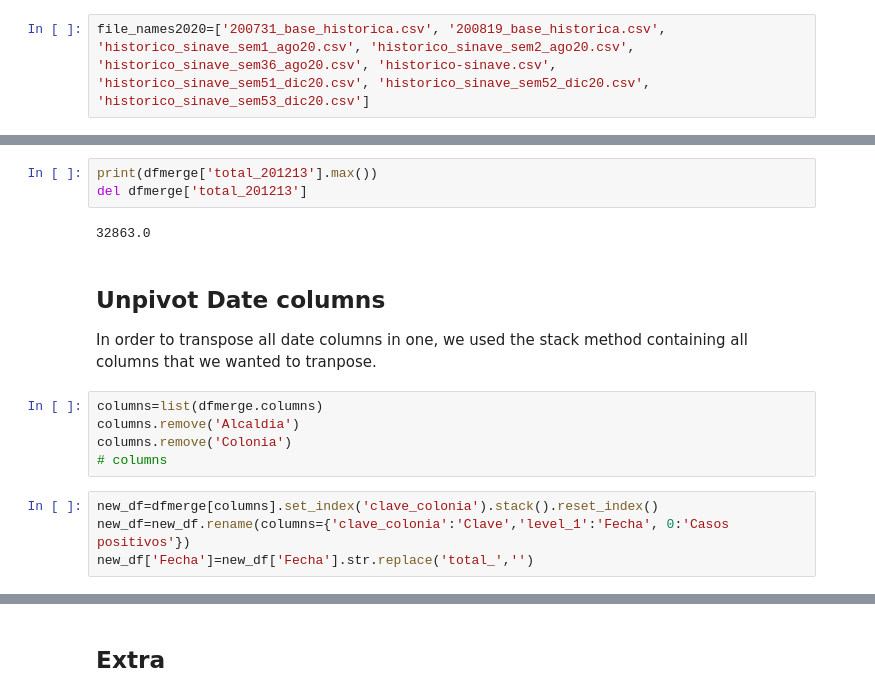
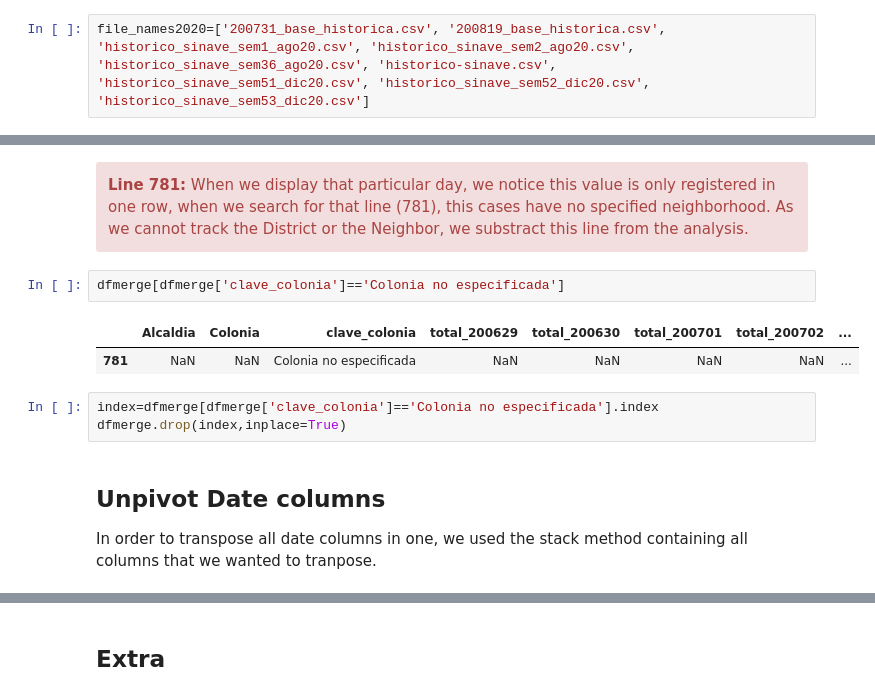
Before and after one commit to martinsingla/data-project, a Jupyter notebook: COVID 19 Cases in Mexico City Data Cleanup & Exploration.ipynb, the cells around one changed output, grey strips where cells are left out. Cells and saved outputs as stored; diff of their text form.

```diff
--- a/COVID 19 Cases in Mexico City Data Cleanup & Exploration.ipynb
+++ b/COVID 19 Cases in Mexico City Data Cleanup & Exploration.ipynb
@@ -162,18 +136,16 @@ dfmerge[['Colonia','total_201213']]
-# %%
-print(dfmerge['total_201213'].max())
-del dfmerge['total_201213']
-# %% [output]
-32863.0
+# %% [markdown]
+<div class="alert alert-block alert-danger">
+<b>Line 781:</b> When we display that particular day, we notice this value is only registered in one row, when we search for that line (781), this cases have no specified neighborhood. As we cannot track the District or the Neighbor, we substract this line from the analysis.
+</div>
+# %%
+dfmerge[dfmerge['clave_colonia']=='Colonia no especificada']
+# %% [output]
+|  | Alcaldia | Colonia | clave_colonia | total_200629 | total_200630 | total_200701 | total_200702 | ... |
+| 781 | NaN | NaN | Colonia no especificada | NaN | NaN | NaN | NaN | ... |
+# %%
+index=dfmerge[dfmerge['clave_colonia']=='Colonia no especificada'].index
+dfmerge.drop(index,inplace=True)
 # %% [markdown]
 ## Unpivot Date columns
 
 In order to transpose all date columns in one, we used the stack method containing all columns that we wanted to tranpose.
-# %%
-columns=list(dfmerge.columns)
-columns.remove('Alcaldia')
-columns.remove('Colonia')
-# columns
-# %%
-new_df=dfmerge[columns].set_index('clave_colonia').stack().reset_index()
-new_df=new_df.rename(columns={'clave_colonia':'Clave','level_1':'Fecha', 0:'Casos positivos'})
-new_df['Fecha']=new_df['Fecha'].str.replace('total_','')
```
Also changed, not shown: parts of 22 cells of this notebook, 3 other files.
